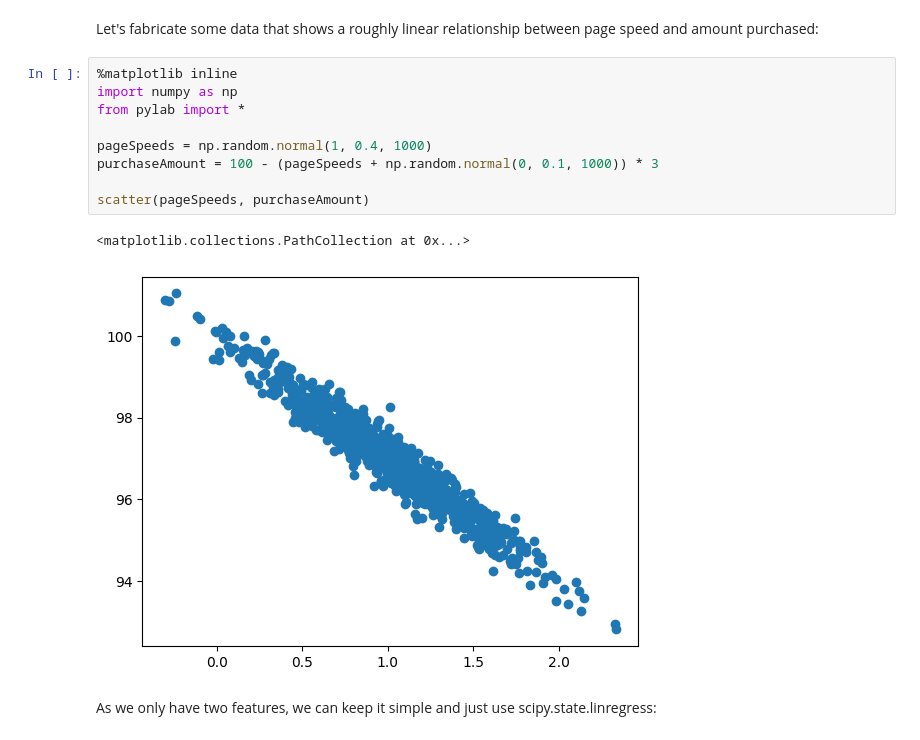
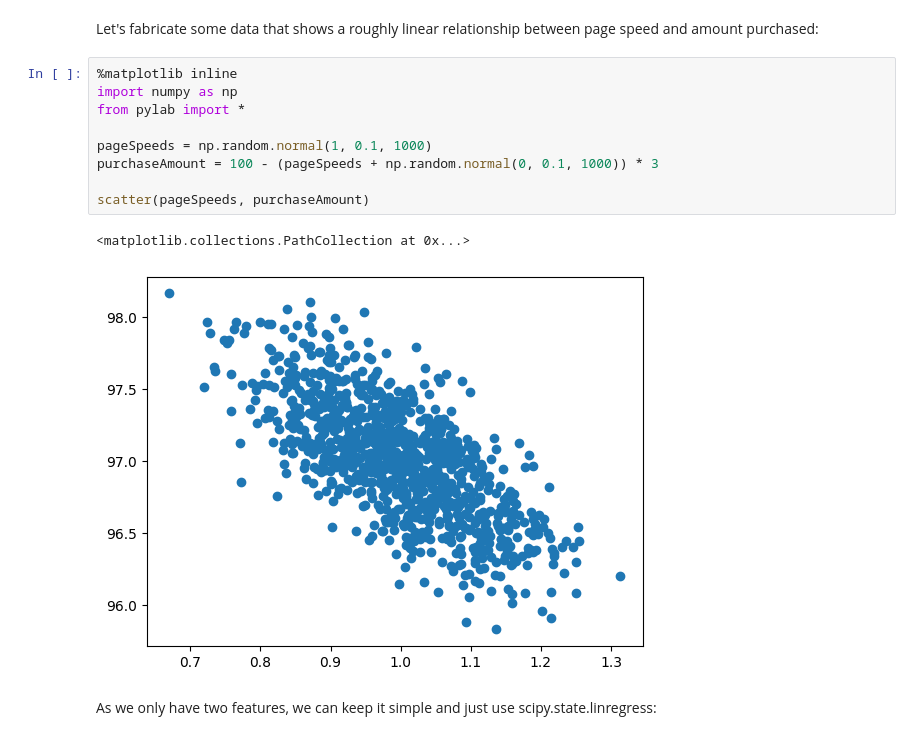
Before and after one commit to ailsoya/foundations_of_DS_and_ML, a Jupyter notebook: m3/LinearRegression.ipynb, the cells around one changed output. Saved outputs shown, nothing was run; the diff lists cells and outputs as text.

```diff
--- a/m3/LinearRegression.ipynb
+++ b/m3/LinearRegression.ipynb
@@ -5,15 +5,15 @@ Let's fabricate some data that shows a roughly linear relationship between page
 # %%
 %matplotlib inline
 import numpy as np
 from pylab import *
 
-pageSpeeds = np.random.normal(1, 0.4, 1000)
+pageSpeeds = np.random.normal(1, 0.1, 1000)
 purchaseAmount = 100 - (pageSpeeds + np.random.normal(0, 0.1, 1000)) * 3
 
 scatter(pageSpeeds, purchaseAmount)
 # %% [output]
 <matplotlib.collections.PathCollection at 0x...>
-[figure, old version]
+[figure, new version]
 # %% [markdown]
 As we only have two features, we can keep it simple and just use scipy.state.linregress:
 # %%
```
Also changed, not shown: parts of 2 cells of this notebook.
